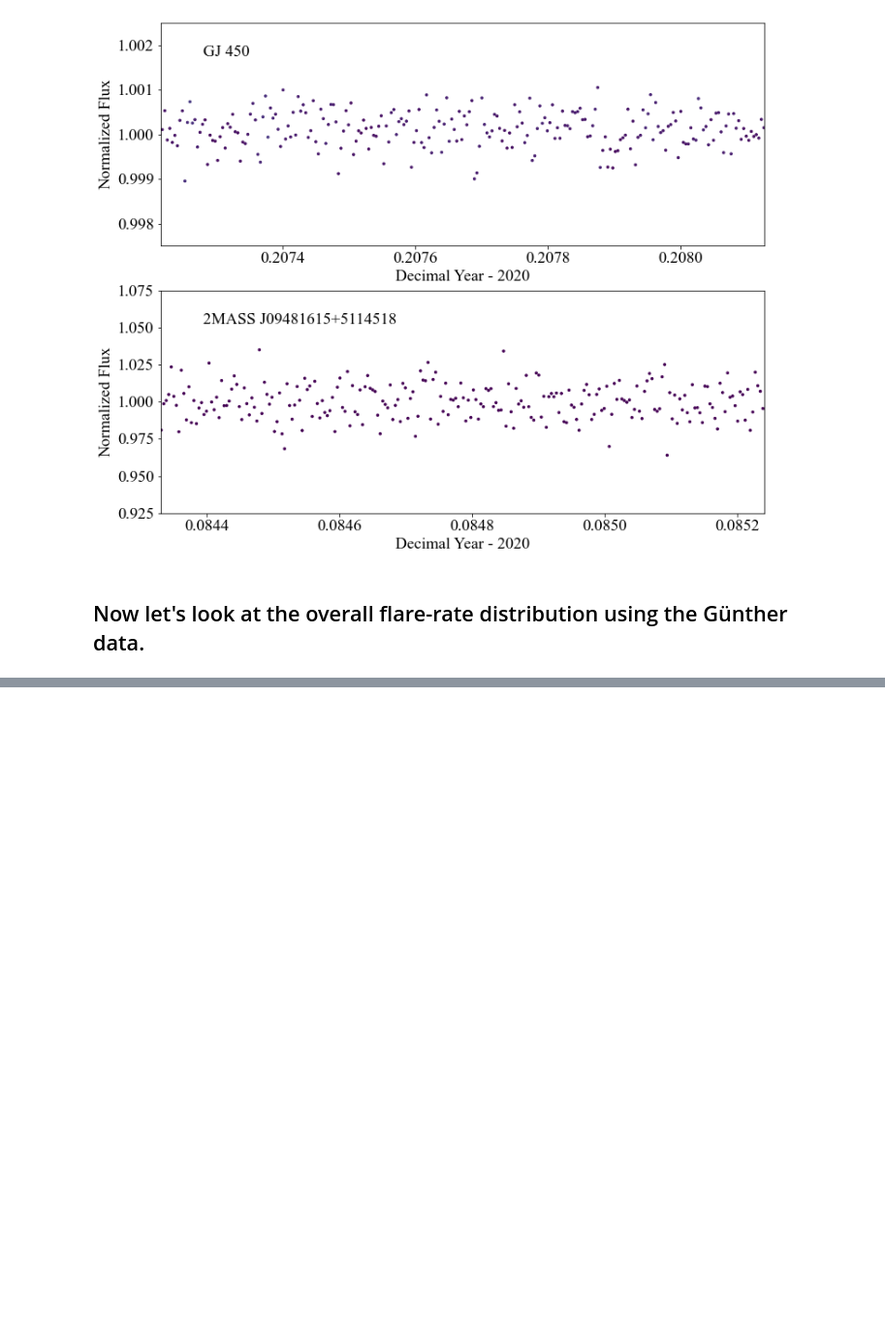
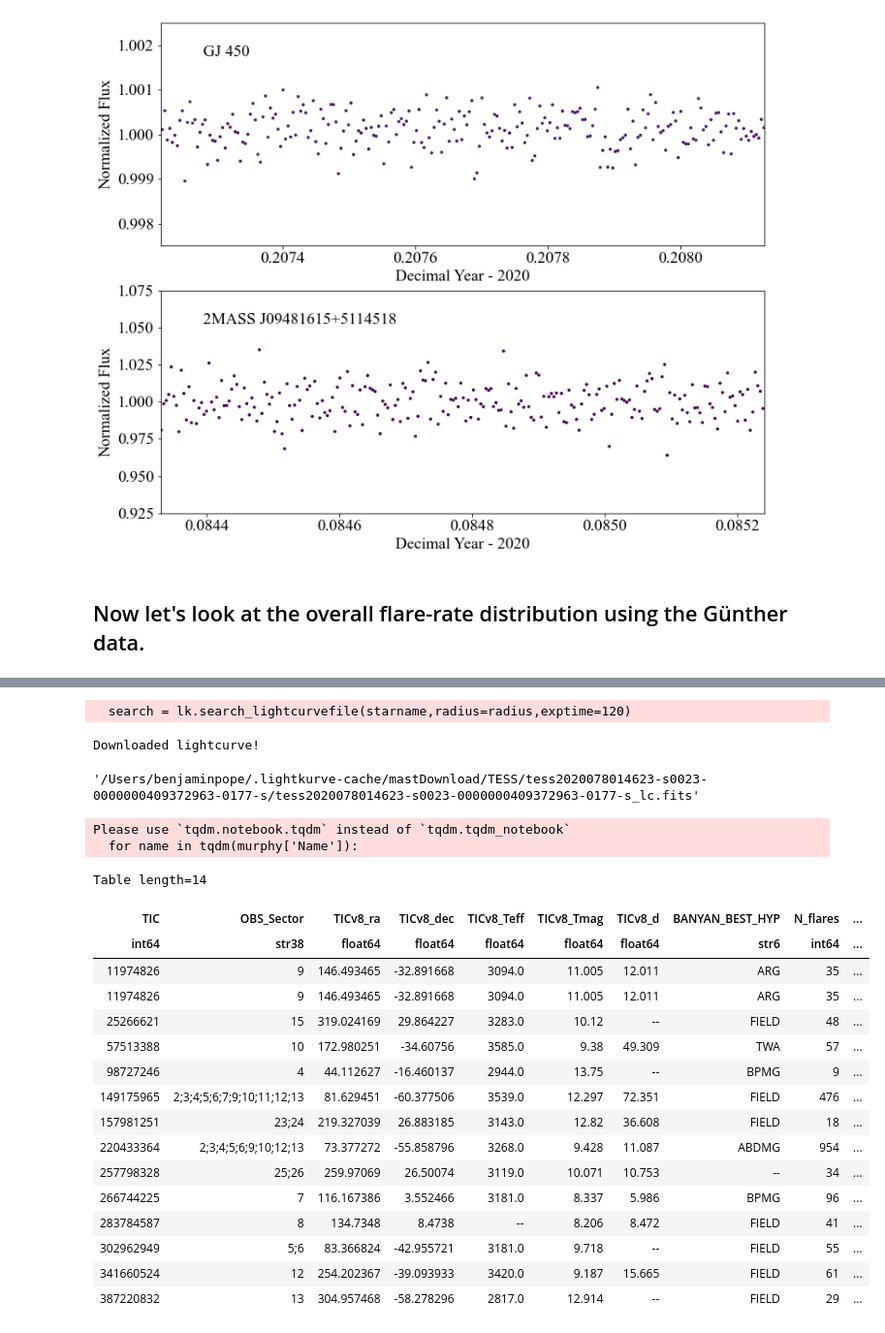
Before and after one commit to benjaminpope/mtv, a Jupyter notebook: notebooks/paper_plots.ipynb, the cells around one changed output, grey strips where cells are left out. Shown: that part at 97% size. Saved outputs shown, nothing was run; the diff lists cells and outputs as text; code cells hidden in the pictures; blank space fills up the shorter version.

```diff
--- a/notebooks/paper_plots.ipynb
+++ b/notebooks/paper_plots.ipynb
@@ -527,0 +473,2 @@ data['TIC']
+# %%
+gunther.sort('TIC')
@@ -527,0 +498,13 @@ data['TIC']
+# %%
+tics, time, flux, errs, sects, data_all = load_lightcurve('TIC 409372963',from_saved=False)
+# %% [output]
+  search = lk.search_lightcurvefile(starname,radius=radius,exptime=120)
+Downloaded lightcurve!
+# %%
+lk.search_lightcurve('TIC 409372963',exptime=120).download().filename
+# %% [output]
+'/Users/benjaminpope/.lightkurve-cache/mastDownload/TESS/tess2020078014623-s0023-0000000409372963-0177-s/tess2020078014623-s0023-0000000409372963-0177-s_lc.fits'
+# %%
+from astroquery.simbad import Simbad
+Simbad.reset_votable_fields()
+Simbad.add_votable_fields('sptype','id(tic)')
@@ -527,0 +513,45 @@ data['TIC']
+# %%
+murphy = Table.read('../data/murphystars.csv')
+
+mtics, mtypes = [],[]
+for name in tqdm(murphy['Name']):
+    query = Simbad.query_object(name)
+    try:
+        mtics.append(query['ID_tic'][0].strip('TIC '))
+        mtypes.append(query['SP_TYPE'][0])
+    except:
+        mtics.append(None)
+        mtypes.append(None)
+mtics = Column(np.array(mtics),name='TIC')
+mtics[-1] = '375621179' # bet Aql B
+mtypes = Column(np.array(mtypes),name='sptype')
+murphy.add_columns([mtics,mtypes])
+
+murphy_mdwarfs = [('M' in str(t)) for t in mtypes]
+murphy = murphy[murphy_mdwarfs]
+murphy['TIC']=murphy['TIC'].astype('int')
+
+joined_murphy = join(gunther,murphy,keys='TIC')
+# %% [output]
+Please use `tqdm.notebook.tqdm` instead of `tqdm.tqdm_notebook`
+  for name in tqdm(murphy['Name']):
+# %%
+joined_murphy
+# %% [output]
+Table length=14
+| TIC | OBS_Sector | TICv8_ra | TICv8_dec | TICv8_Teff | TICv8_Tmag | TICv8_d | BANYAN_BEST_HYP | N_flares | ... |
+| int64 | str38 | float64 | float64 | float64 | float64 | float64 | str6 | int64 | ... |
+| 11974826 | 9 | 146.493465 | -32.891668 | 3094.0 | 11.005 | 12.011 | ARG | 35 | ... |
+| 11974826 | 9 | 146.493465 | -32.891668 | 3094.0 | 11.005 | 12.011 | ARG | 35 | ... |
+| 25266621 | 15 | 319.024169 | 29.864227 | 3283.0 | 10.12 | -- | FIELD | 48 | ... |
+| 57513388 | 10 | 172.980251 | -34.60756 | 3585.0 | 9.38 | 49.309 | TWA | 57 | ... |
+| 98727246 | 4 | 44.112627 | -16.460137 | 2944.0 | 13.75 | -- | BPMG | 9 | ... |
+| 149175965 | 2;3;4;5;6;7;9;10;11;12;13 | 81.629451 | -60.377506 | 3539.0 | 12.297 | 72.351 | FIELD | 476 | ... |
+| 157981251 | 23;24 | 219.327039 | 26.883185 | 3143.0 | 12.82 | 36.608 | FIELD | 18 | ... |
+| 220433364 | 2;3;4;5;6;9;10;12;13 | 73.377272 | -55.858796 | 3268.0 | 9.428 | 11.087 | ABDMG | 954 | ... |
+| 257798328 | 25;26 | 259.97069 | 26.50074 | 3119.0 | 10.071 | 10.753 | -- | 34 | ... |
+| 266744225 | 7 | 116.167386 | 3.552466 | 3181.0 | 8.337 | 5.986 | BPMG | 96 | ... |
+| 283784587 | 8 | 134.7348 | 8.4738 | -- | 8.206 | 8.472 | FIELD | 41 | ... |
+| 302962949 | 5;6 | 83.366824 | -42.955721 | 3181.0 | 9.718 | -- | FIELD | 55 | ... |
+| 341660524 | 12 | 254.202367 | -39.093933 | 3420.0 | 9.187 | 15.665 | FIELD | 61 | ... |
+| 387220832 | 13 | 304.957468 | -58.278296 | 2817.0 | 12.914 | -- | FIELD | 29 | ... |
```
Also changed, not shown: parts of 19 cells of this notebook, 44 other files.
